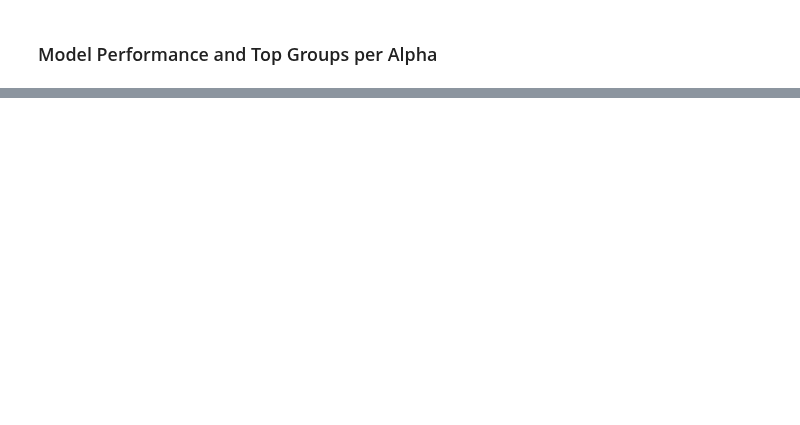
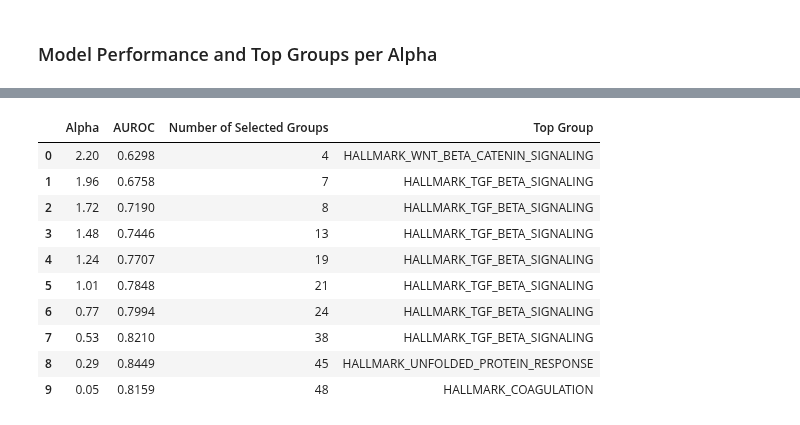
Before and after one commit to ohsu-cedar-comp-hub/scMKL, a Jupyter notebook: example/ATAC_analysis.ipynb, the cells around one changed output, grey strips where cells are left out. Cells and saved outputs as stored; diff of their text form; code cells hidden in the pictures; blank space fills up the shorter version.

```diff
--- a/example/ATAC_analysis.ipynb
+++ b/example/ATAC_analysis.ipynb
@@ -145,0 +101,15 @@ print(summary)
+# %%
+summary_df = scmkl.get_summary(results)
+summary_df
+# %% [output]
+|  | Alpha | AUROC | Number of Selected Groups | Top Group |
+| 0 | 2.20 | 0.6298 | 4 | HALLMARK_WNT_BETA_CATENIN_SIGNALING |
+| 1 | 1.96 | 0.6758 | 7 | HALLMARK_TGF_BETA_SIGNALING |
+| 2 | 1.72 | 0.7190 | 8 | HALLMARK_TGF_BETA_SIGNALING |
+| 3 | 1.48 | 0.7446 | 13 | HALLMARK_TGF_BETA_SIGNALING |
+| 4 | 1.24 | 0.7707 | 19 | HALLMARK_TGF_BETA_SIGNALING |
+| 5 | 1.01 | 0.7848 | 21 | HALLMARK_TGF_BETA_SIGNALING |
+| 6 | 0.77 | 0.7994 | 24 | HALLMARK_TGF_BETA_SIGNALING |
+| 7 | 0.53 | 0.8210 | 38 | HALLMARK_TGF_BETA_SIGNALING |
+| 8 | 0.29 | 0.8449 | 45 | HALLMARK_UNFOLDED_PROTEIN_RESPONSE |
+| 9 | 0.05 | 0.8159 | 48 | HALLMARK_COAGULATION |
```
Also changed, not shown: parts of 5 cells of this notebook, 32 other files.
